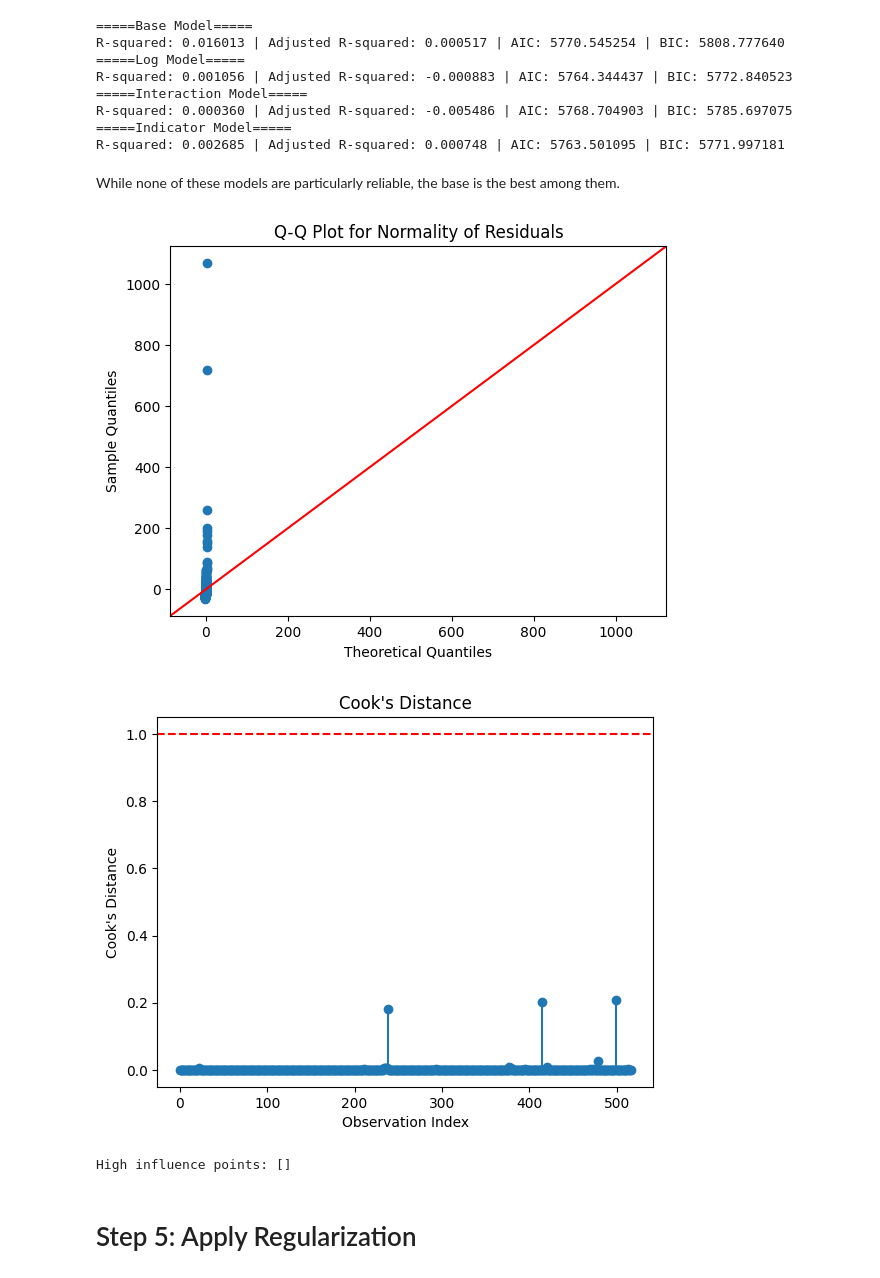
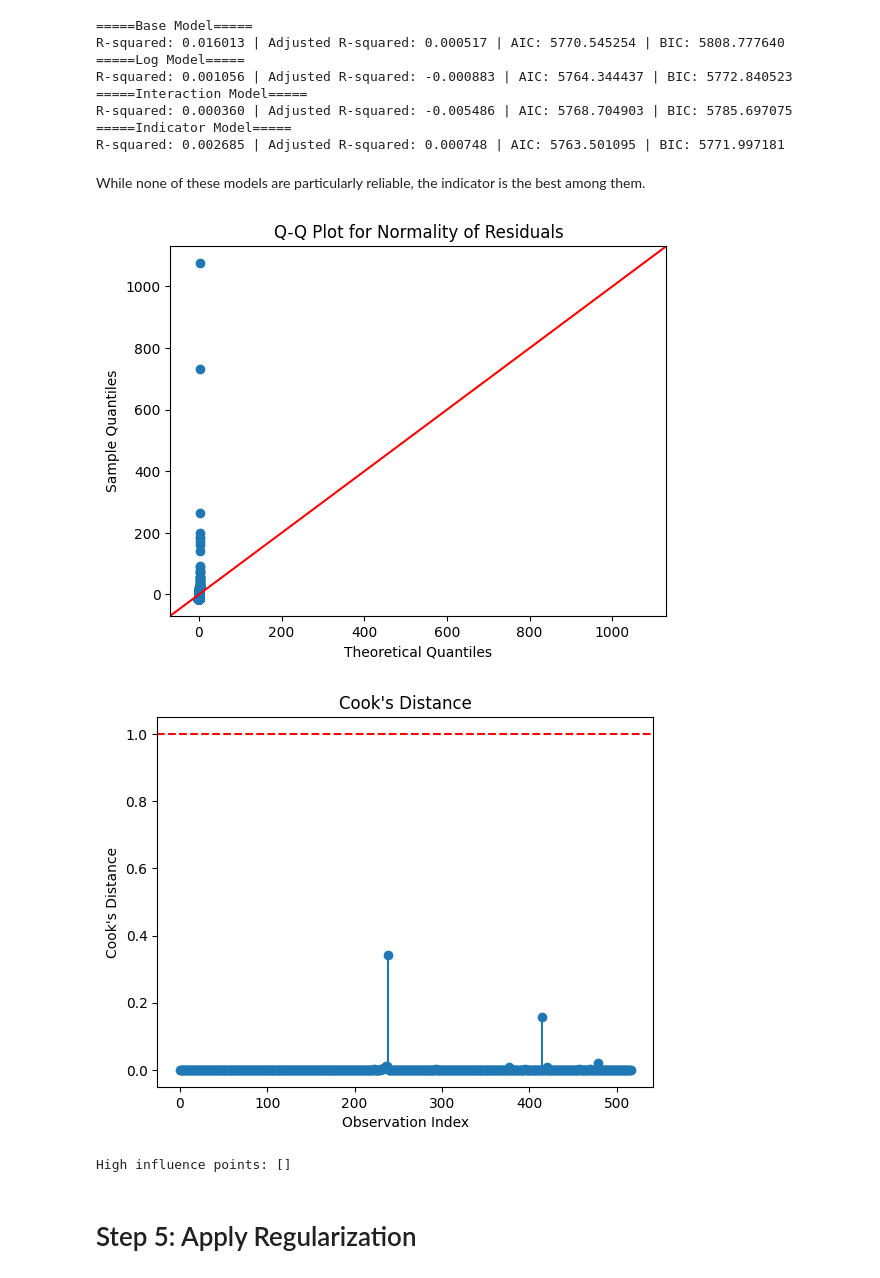
Before and after one commit to naomidb/dsc-course6-m8-lab, a Jupyter notebook: CGC6M8.ipynb, the cells around one changed output. Cells and saved outputs as stored; diff of their text form; code cells hidden in the pictures.

```diff
--- a/CGC6M8.ipynb
+++ b/CGC6M8.ipynb
@@ -297,17 +297,17 @@ R-squared: 0.000360 | Adjusted R-squared: -0.005486 | AIC: 5768.704903 | BIC: 57
 =====Indicator Model=====
 R-squared: 0.002685 | Adjusted R-squared: 0.000748 | AIC: 5763.501095 | BIC: 5771.997181
 # %% [markdown]
-While none of these models are particularly reliable, the base is the best among them.
+While none of these models are particularly reliable, the indicator is the best among them.
 # %%
-residuals = base_model.resid
+residuals = indicator_model.resid
 
 sm.qqplot(residuals, line='45')
 plt.title('Q-Q Plot for Normality of Residuals')
 plt.show()
 # %% [output]
-[figure, old version]
+[figure, new version]
 # %%
-influence = base_model.get_influence()
+influence = indicator_model.get_influence()
 cooks_d = influence.cooks_distance[0]
 
 # Plot Cook's Distance
@@ -322,7 +322,7 @@ plt.show()
 high_influence_points = np.where(cooks_d > 1)[0]
 print(f"High influence points: {high_influence_points}")
 # %% [output]
-[figure, old version]
+[figure, new version]
 High influence points: []
 # %% [markdown]
 # Step 5: Apply Regularization
```
Also changed, not shown: parts of 1 cell of this notebook.
